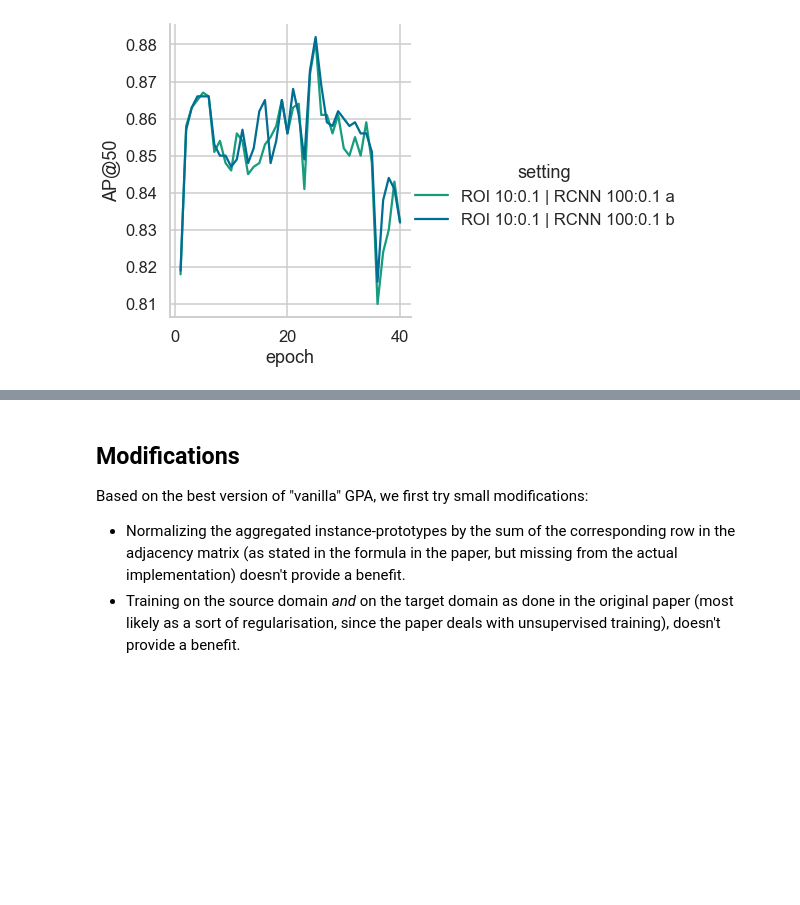
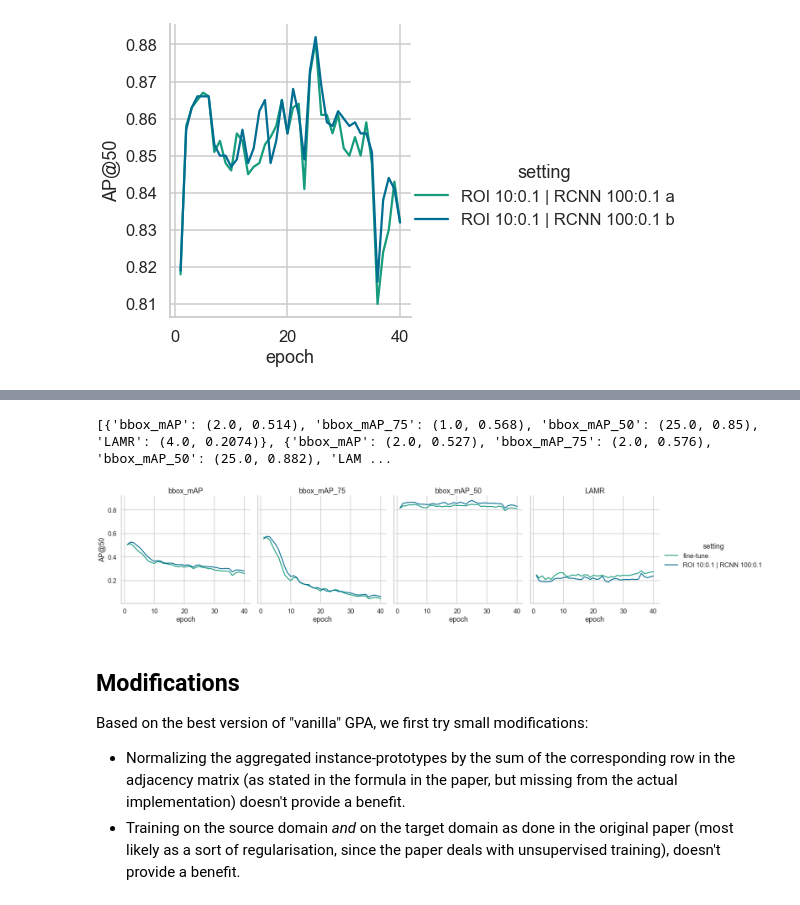
Before and after one commit to ThaddaeusWiedemer/FisheyeSPA, a Jupyter notebook: results/gpa.ipynb, the cells around one changed output, grey strips where cells are left out. Drawn from its saved outputs; the diff is of its cells as text; code cells hidden in the pictures; blank space fills up the shorter version.

```diff
--- a/results/gpa.ipynb
+++ b/results/gpa.ipynb
@@ -300,3 +308,35 @@ plt.yscale('log')
+# %%
+from log_analysis import *
+
+sb.set_context('talk')
+sb.set_style('whitegrid')
+sb.set_palette(kit())
+logs = [
+    ['GPA/tuning/coco_piropo_100a_ft_80_step40_seeded.log', 'fine-tune'],
+    # ['GPA/tuning/coco_piropo_100a_TwoStageDetector_seed.log', 'fine-tune'],
+    # ['GPA/tuning/coco_piropo_100a_TwoStageDetectorAdaptive_0_0_0_0_fclayer_gTrue_seed.log', 'fine-tune 2'],
+    ['GPA/tuning/coco_piropo_100a_TwoStageDetectorAdaptive_10_01_100_01_fclayer_gTrue_seed.1.log', 'ROI 10:0.1 | RCNN 100:0.1'],
+]
+
+df, maxs = df_from_log(['setting'], ['bbox_mAP', 'bbox_mAP_75', 'bbox_mAP_50', 'LAMR'],
+                       logs,
+                       get_max=True)
+
+g = sb.relplot(data=df[df['occurrence'] <= 40],
+               x='occurrence',
+               y='value',
+               kind='line',
+               hue='setting',
+               col='metric',
+               height=5,
+               aspect=1.)
+g.set_axis_labels('epoch', 'AP@50')
+g.set_titles(col_template='{col_name}', row_template='')
+print(maxs)
+g.savefig(f'images/tuning_all_metrics.svg')
+# %% [output]
+[{'bbox_mAP': (2.0, 0.514), 'bbox_mAP_75': (1.0, 0.568), 'bbox_mAP_50': (25.0, 0.85), 'LAMR': (4.0, 0.2074)}, {'bbox_mAP': (2.0, 0.527), 'bbox_mAP_75': (2.0, 0.576), 'bbox_mAP_50': (25.0, 0.882), 'LAM ...
+[figure, added]
 # %% [markdown]
 ## Modifications
 Based on the best version of "vanilla" GPA, we first try small modifications:
```
Also changed, not shown: parts of 9 cells of this notebook, 59 other files.
